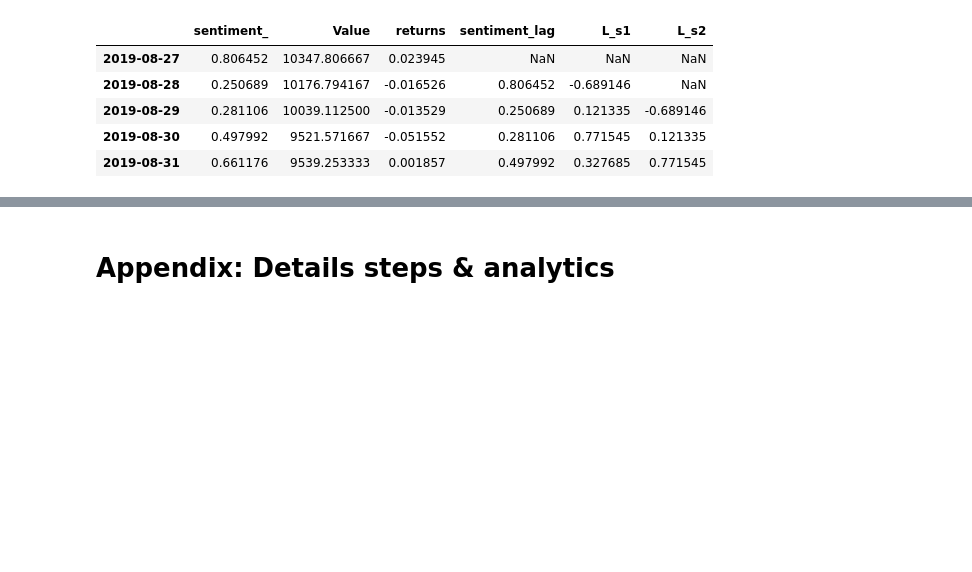
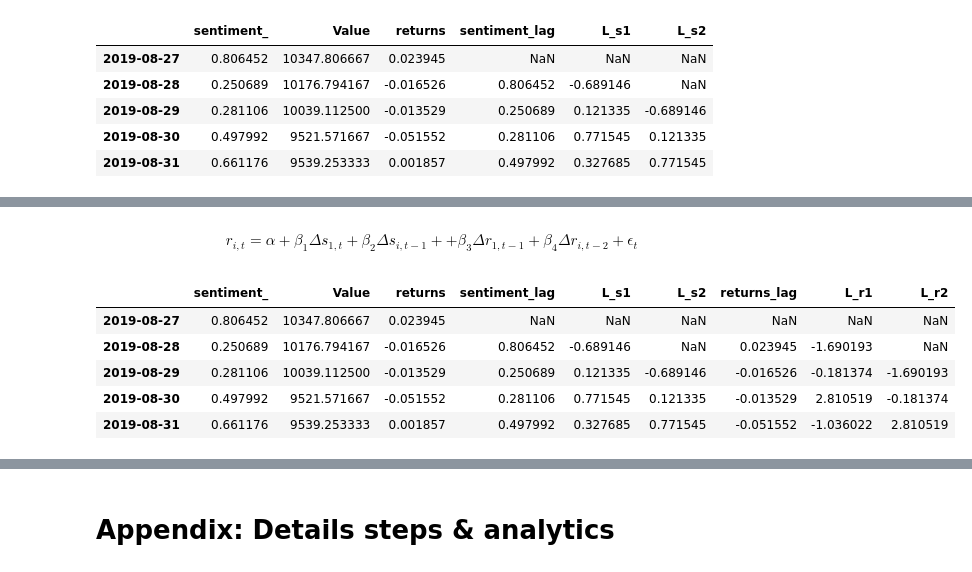
Before and after one commit to thomaspernet/PythonFinanceClass, a Jupyter notebook: SentimentAnalysis.ipynb, the cells around one changed output, grey strips where cells are left out. Saved outputs shown, nothing was run; the diff lists cells and outputs as text; code cells hidden in the pictures; blank space fills up the shorter version.

Commit message:
update sentiment analysis

```diff
--- a/SentimentAnalysis.ipynb
+++ b/SentimentAnalysis.ipynb
@@ -728,3 +765,21 @@ OLS Regression Results
 | Kurtosis: | 9.252 | Cond. No. | 3.47 |
 Warnings:
 [1] Standard Errors assume that the covariance matrix of the errors is correctly specified.
+# %% [markdown]
+$$
+r_{i, t}=\alpha+ \beta_{1} \Delta s_{1, t}+ \beta_{2} \Delta s_{i, t-1}+
++\beta_{3} \Delta r_{1, t-1}+\beta_{4} \Delta r_{i, t-2}
++  \epsilon_{t}
+$$
+# %%
+timeseries['returns_lag'] = timeseries['returns'].shift(1)
+timeseries['L_r1'] = timeseries['returns'].pct_change(1)
+timeseries['L_r2'] = timeseries['returns_lag'].pct_change(1)
+timeseries.head()
+# %% [output]
+|  | sentiment_ | Value | returns | sentiment_lag | L_s1 | L_s2 | returns_lag | L_r1 | L_r2 |
+| 2019-08-27 | 0.806452 | 10347.806667 | 0.023945 | NaN | NaN | NaN | NaN | NaN | NaN |
+| 2019-08-28 | 0.250689 | 10176.794167 | -0.016526 | 0.806452 | -0.689146 | NaN | 0.023945 | -1.690193 | NaN |
+| 2019-08-29 | 0.281106 | 10039.112500 | -0.013529 | 0.250689 | 0.121335 | -0.689146 | -0.016526 | -0.181374 | -1.690193 |
+| 2019-08-30 | 0.497992 | 9521.571667 | -0.051552 | 0.281106 | 0.771545 | 0.121335 | -0.013529 | 2.810519 | -0.181374 |
+| 2019-08-31 | 0.661176 | 9539.253333 | 0.001857 | 0.497992 | 0.327685 | 0.771545 | -0.051552 | -1.036022 | 2.810519 |
```
Also changed, not shown: parts of 26 cells of this notebook.
